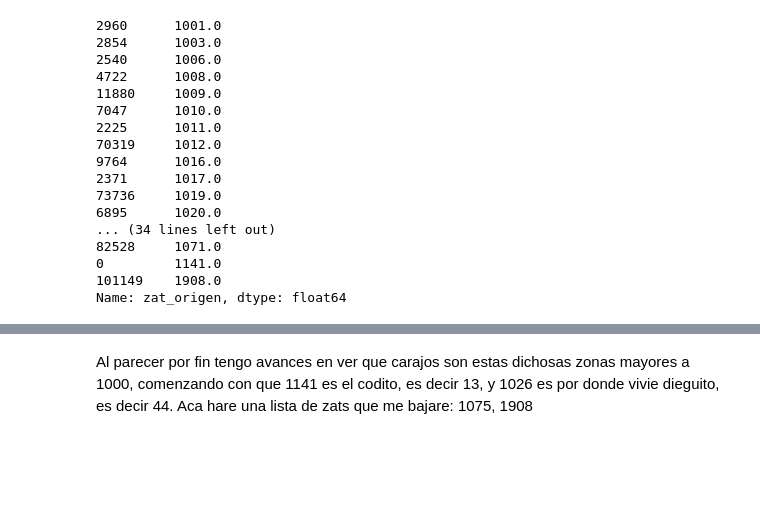
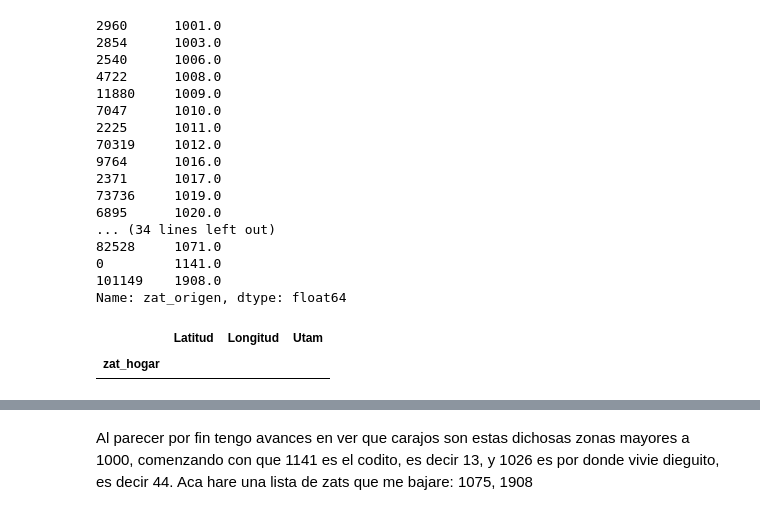
Before and after one commit to saramirezva/Tesis-congestion-Bogota, a Jupyter notebook: Red_completa_Bogota.ipynb, the cells around one changed output, grey strips where cells are left out. Saved outputs shown, nothing was run; the diff lists cells and outputs as text; code cells hidden in the pictures; blank space fills up the shorter version.

```diff
--- a/Red_completa_Bogota.ipynb
+++ b/Red_completa_Bogota.ipynb
@@ -1143,5 +1148,8 @@ great_df[(great_df['zat_origen'] >= 1000)]['zat_origen'].drop_duplicates().sort_
 101149    1908.0
 Name: zat_origen, dtype: float64
 # %%
-great_df[(great_df['zat_hogar'] >= 1000)][['Latitud', 'Longitud', 'zat_hogar', 'Utam']].set_index('zat_hogar').loc[1009].drop_duplicates()
+great_df[(great_df['zat_destino'] >= 1000)][['Latitud', 'Longitud', 'zat_hogar', 'Utam']].set_index('zat_hogar')
+# %% [output]
+|  | Latitud | Longitud | Utam |
+| zat_hogar |  |  |  |
 # %%
```
Also changed, not shown: parts of 64 cells of this notebook.
